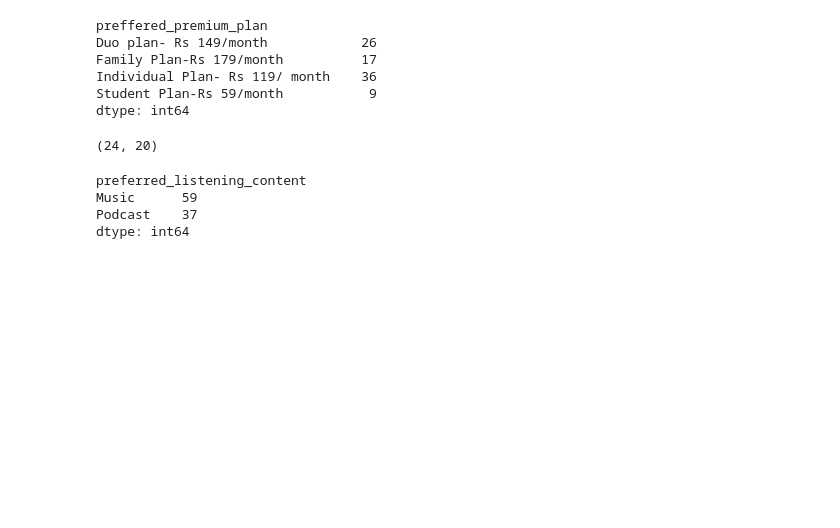
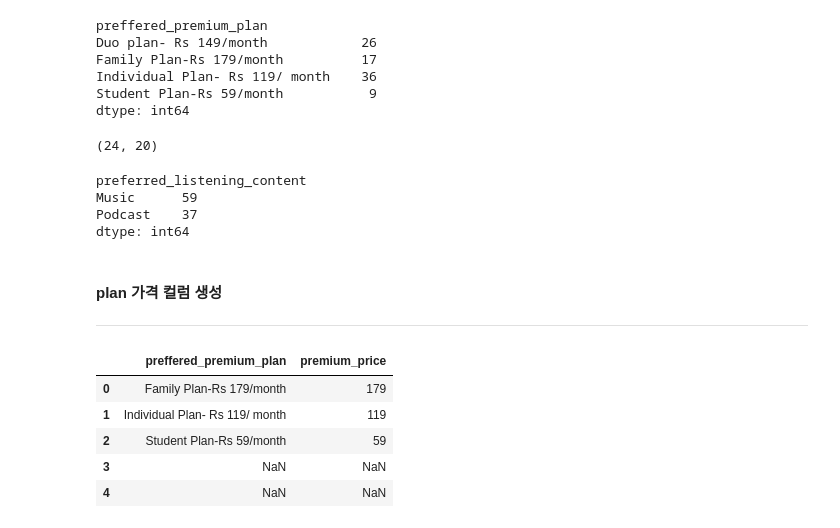
Before and after one commit to Joy-9707/sparta_practice, a Jupyter notebook: 실전프로젝트/spotify.ipynb, the cells around one changed output. Saved outputs shown, nothing was run; the diff lists cells and outputs as text; code cells hidden in the pictures; blank space fills up the shorter version.

```diff
--- a/실전프로젝트/spotify.ipynb
+++ b/실전프로젝트/spotify.ipynb
@@ -397,3 +397,16 @@ preferred_listening_content
 Music      59
 Podcast    37
 dtype: int64
+# %% [markdown]
+#### plan 가격 컬럼 생성
+---
+# %%
+df['premium_price'] = df['preffered_premium_plan'].str.split('/').str[0].str.extract('(\d+)')
+df.loc[:,['preffered_premium_plan', 'premium_price']].head()
+# %% [output]
+|  | preffered_premium_plan | premium_price |
+| 0 | Family Plan-Rs 179/month | 179 |
+| 1 | Individual Plan- Rs 119/ month | 119 |
+| 2 | Student Plan-Rs 59/month | 59 |
+| 3 | NaN | NaN |
+| 4 | NaN | NaN |
```
Also changed, not shown: parts of 1 cell of this notebook.
